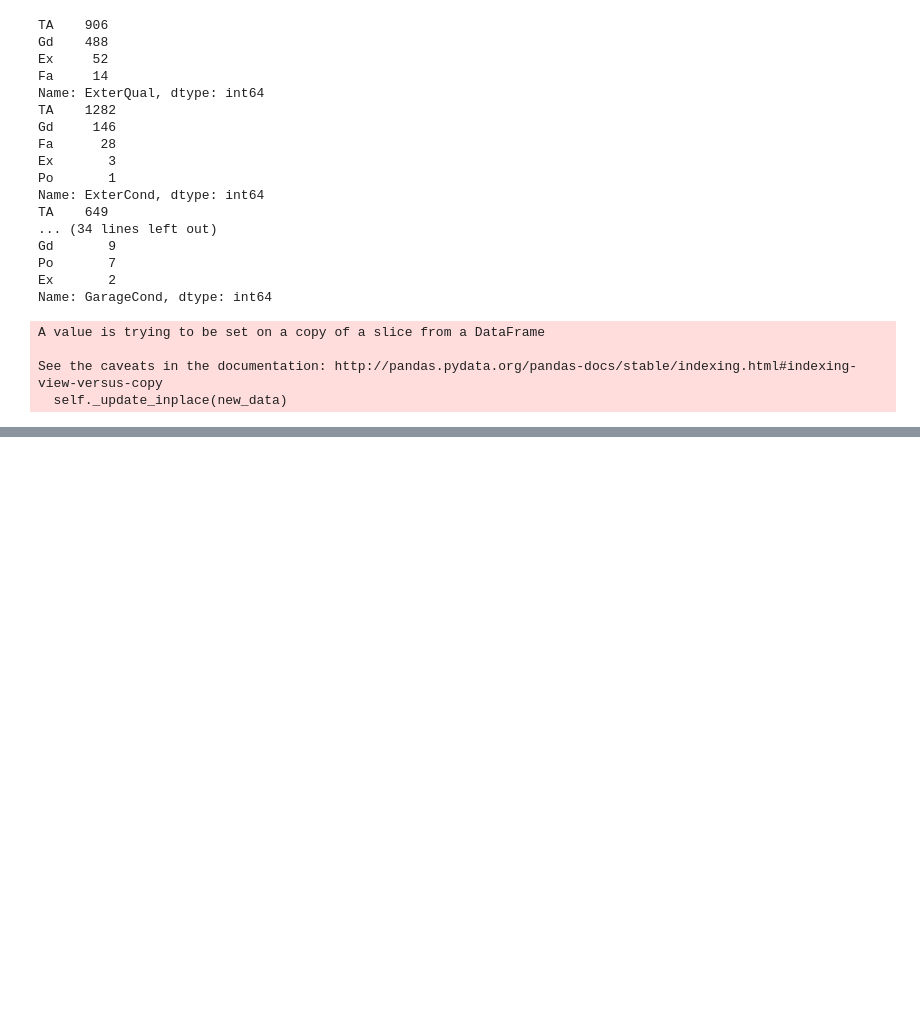
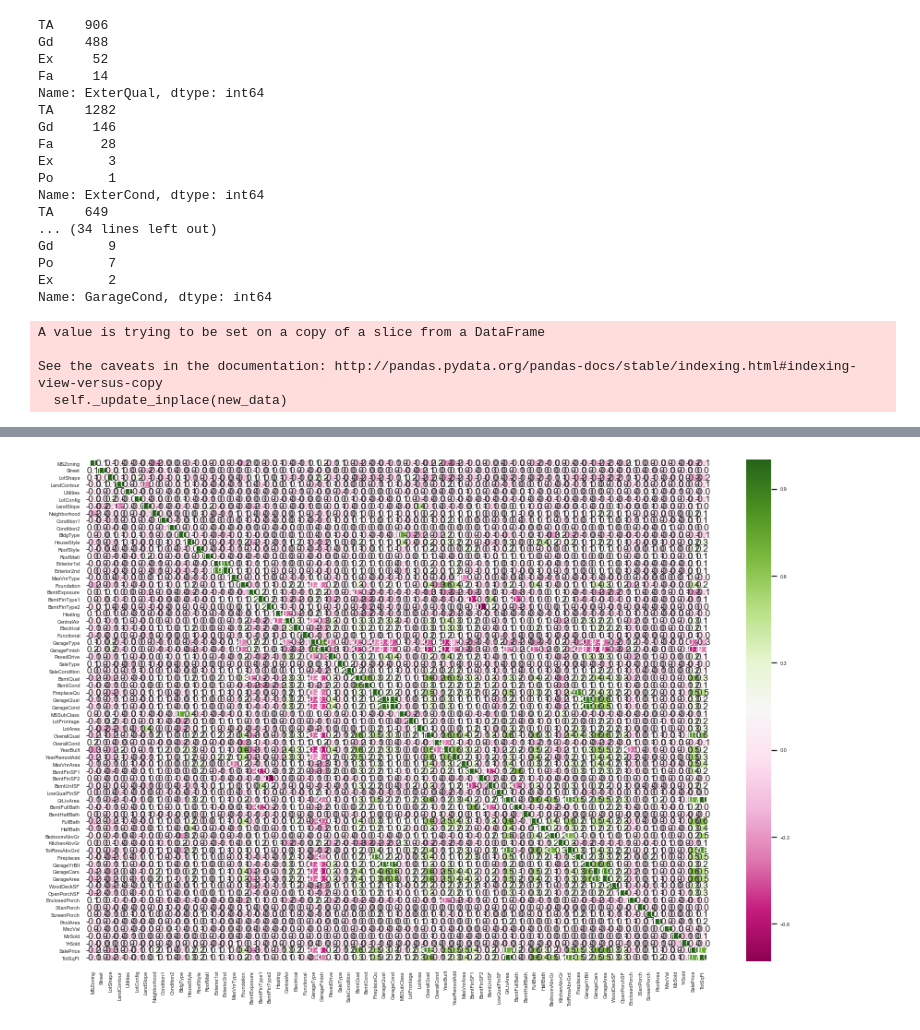
Before and after one commit to cal-dortiz/UCB_W207_Applied-_Machine_Learning, a Jupyter notebook: Final_Project/Data Exploration Files/Data Cleaning and Feature Engineering.ipynb, the cells around one changed output, grey strips where cells are left out. Drawn from its saved outputs; the diff is of its cells as text; code cells hidden in the pictures; blank space fills up the shorter version.

```diff
--- a/Final_Project/Data Exploration Files/Data Cleaning and Feature Engineering.ipynb
+++ b/Final_Project/Data Exploration Files/Data Cleaning and Feature Engineering.ipynb
@@ -156,0 +184,11 @@ dtype: int64
+# %%
+#View a correlation matrix
+import seaborn as sns
+import matplotlib.pyplot as plt
+correlation_train = df_train2.corr()
+sns.set(font_scale=0.5)
+plt.figure(figsize=(15, 10))
+ax = sns.heatmap(correlation_train, annot=True, annot_kws={'size': 10}, fmt='.1f', cmap='PiYG', linewidths=.2)
+plt.show()
+# %% [output]
+[figure, added]
```
Also changed, not shown: parts of 5 cells of this notebook.
